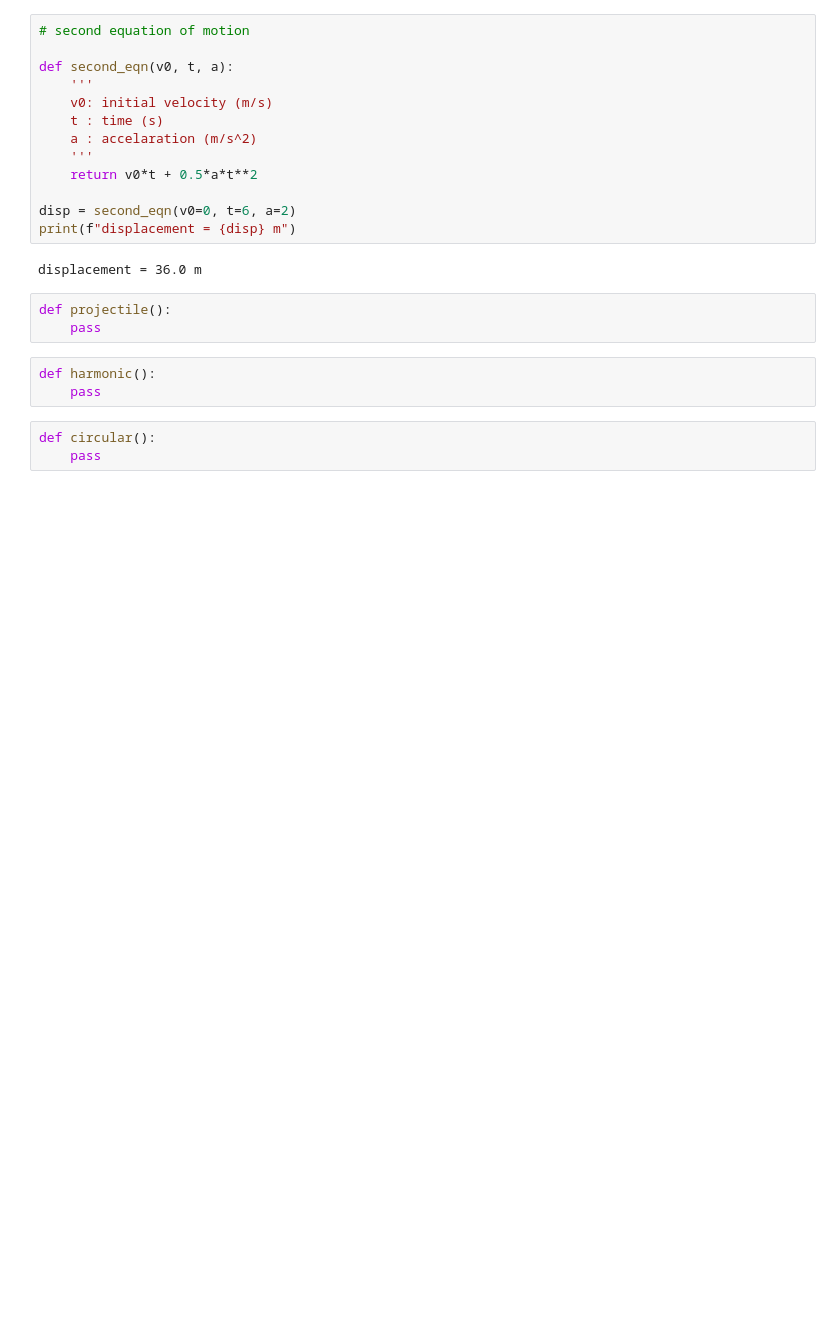
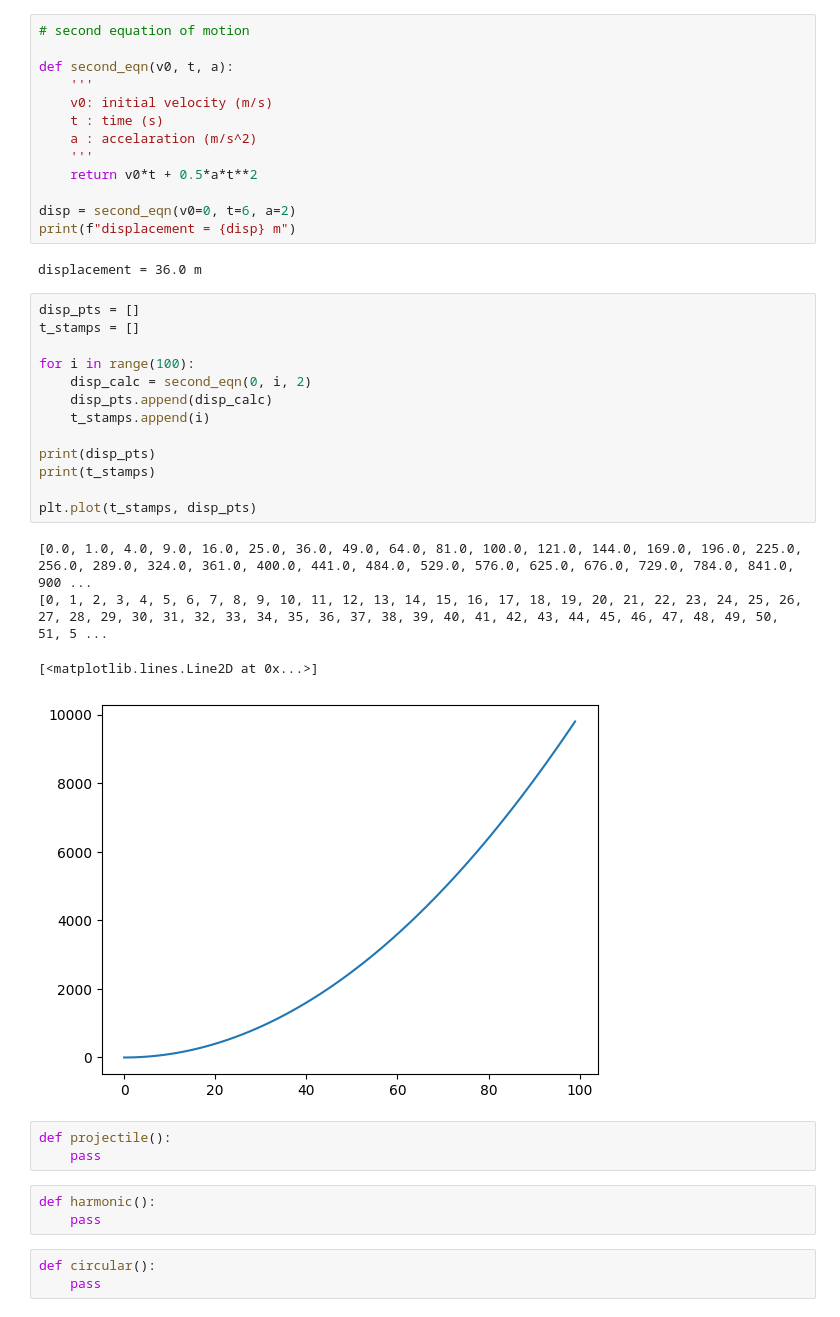
Before and after one commit to cmd-cosmos/learning, a Jupyter notebook: fun-programs/python/physics/motion.ipynb, the cells around one changed output. Cells and saved outputs as stored; diff of their text form; blank space fills up the shorter version.

```diff
--- a/fun-programs/python/physics/motion.ipynb
+++ b/fun-programs/python/physics/motion.ipynb
@@ -46,6 +46,24 @@ disp = second_eqn(v0=0, t=6, a=2)
 print(f"displacement = {disp} m")
 # %% [output]
 displacement = 36.0 m
+# %%
+disp_pts = []
+t_stamps = []
+
+for i in range(100):
+    disp_calc = second_eqn(0, i, 2)
+    disp_pts.append(disp_calc)
+    t_stamps.append(i)
+
+print(disp_pts)
+print(t_stamps)
+
+plt.plot(t_stamps, disp_pts)
+# %% [output]
+[0.0, 1.0, 4.0, 9.0, 16.0, 25.0, 36.0, 49.0, 64.0, 81.0, 100.0, 121.0, 144.0, 169.0, 196.0, 225.0, 256.0, 289.0, 324.0, 361.0, 400.0, 441.0, 484.0, 529.0, 576.0, 625.0, 676.0, 729.0, 784.0, 841.0, 900 ...
+[0, 1, 2, 3, 4, 5, 6, 7, 8, 9, 10, 11, 12, 13, 14, 15, 16, 17, 18, 19, 20, 21, 22, 23, 24, 25, 26, 27, 28, 29, 30, 31, 32, 33, 34, 35, 36, 37, 38, 39, 40, 41, 42, 43, 44, 45, 46, 47, 48, 49, 50, 51, 5 ...
+[<matplotlib.lines.Line2D at 0x...>]
+[figure, added]
 # %%
 def projectile():
     pass
```
Also changed, not shown: parts of 1 cell of this notebook.
